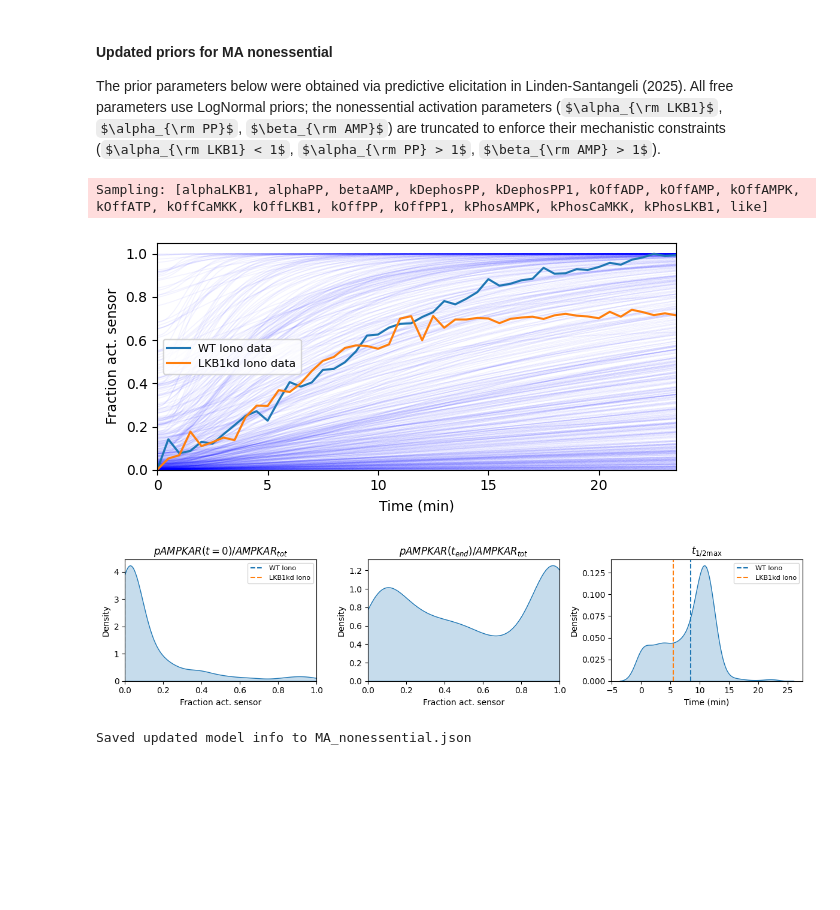
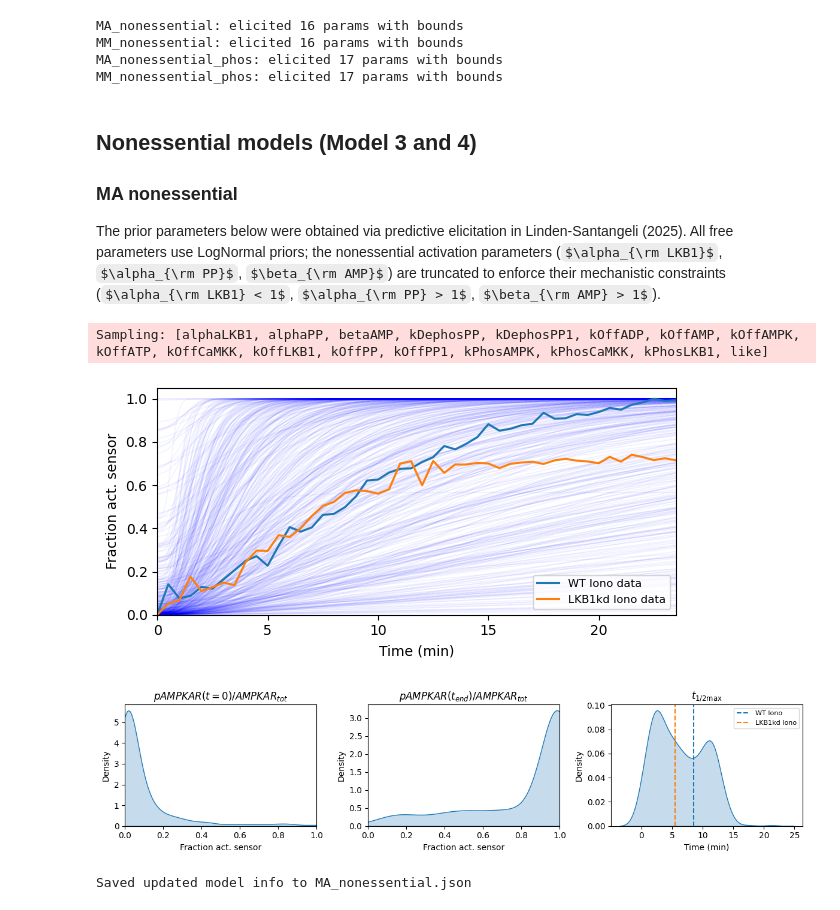
Before and after one commit to JudyXChen/AMPKAR, a Jupyter notebook: src/ampk_models/param_est/prior_elicit_ampk.ipynb, the cells around one changed output. Cells and saved outputs as stored; diff of their text form; code cells hidden in the pictures; some formulas as TeX source; blank space fills up the shorter version.

Commit message:
Add beta models (Models 5 & 6), 3-AMP binding, and update prior elicitation for all 4 models

```diff
--- a/src/ampk_models/param_est/prior_elicit_ampk.ipynb
+++ b/src/ampk_models/param_est/prior_elicit_ampk.ipynb
@@ -38,2 +33,29 @@ os.makedirs(savedir, exist_ok=True)
+# %%
+# Direct prior elicitation from literature bounds using PreliZ maxent
+# Fit LogNormal priors such that 90% of mass falls within param_bounds_original
+models = ['MA_nonessential', 'MM_nonessential', 'MA_nonessential_phos', 'MM_nonessential_phos']
+prob_mass = 0.9
+maxent_priors = {}
+for model_name in models:
+    model_info_file = f'../models/{model_name}.json'
+    with open(model_info_file, 'r') as file:
+        info = json.load(file)
+
+    bounds = info['param_bounds_original']
+    priors = {}
+    for param in info['params']:
+        if len(bounds[param]) > 0:
+            result = pz.maxent(pz.LogNormal(), lower=bounds[param][0],
+                               upper=bounds[param][1], mass=prob_mass, plot=False)
+            priors[param] = {'mu': float(result.mu), 'sigma': float(result.sigma)}
+        else:
+            priors[param] = {}
+    maxent_priors[model_name] = priors
+    print(f'{model_name}: elicited {sum(1 for v in priors.values() if v)} params with bounds')
+# %% [output]
+MA_nonessential: elicited 16 params with bounds
+MM_nonessential: elicited 16 params with bounds
+MA_nonessential_phos: elicited 17 params with bounds
+MM_nonessential_phos: elicited 17 params with bounds
 # %%
 from MA_nonessential_diffrax import *
@@ -147,10 +416,12 @@ def _(op, **kwargs):
 # %% [markdown]
-#### Updated priors for MA nonessential
+## Nonessential models (Model 3 and 4)
+
+###  MA nonessential
 
 The prior parameters below were obtained via predictive elicitation in Linden-Santangeli (2025). All free parameters use LogNormal priors; the nonessential activation parameters ($\alpha_{\rm LKB1}$, $\alpha_{\rm PP}$, $\beta_{\rm AMP}$) are truncated to enforce their mechanistic constraints ($\alpha_{\rm LKB1} < 1$, $\alpha_{\rm PP} > 1$, $\beta_{\rm AMP} > 1$).
 # %%
 prior_params = {
-    'kOffAMP':    {'mu': -3,    'sigma': 1.5},
+    'kOffAMP':    {'mu': -5,    'sigma': 1.5},
     'kOffADP':    {'mu': -3,    'sigma': 1.5},
     'kOffATP':    {'mu': -5.5,  'sigma': 1},
     'kOffCaMKK':  {'mu': -1,    'sigma': 2},
@@ -245,36 +516,35 @@ fig2, axes2 = plt.subplots(1, 3, figsize=(12, 3))
 # Initial activation
 sns.kdeplot(preds[:, 0], ax=axes2[0], fill=True, alpha=0.25)
 for key, ds in datasets.items():
     axes2[0].axvline(ds['data'].flatten()[0], color=colors[key], linestyle='--',
                      linewidth=1.5, label=ds['label'])
 axes2[0].set_xlabel('Fraction act. sensor')
 axes2[0].set_title(r'$pAMPKAR(t=0) / AMPKAR_{tot}$')
 axes2[0].set_xlim([0, 1])
-axes2[0].legend(fontsize=8)
 
 # Final activation
 sns.kdeplot(preds[:, -1], ax=axes2[1], fill=True, alpha=0.25)
 axes2[1].set_xlabel('Fraction act. sensor')
 axes2[1].set_title(r'$pAMPKAR(t_{end}) / AMPKAR_{tot}$')
 axes2[1].set_xlim([0, 1])
 
 # Time to half-max
 t_halfs_idxs = jnp.apply_along_axis(compute_half_max, 1, preds)
 t_halfs = [iono_times_fine[i] / 60 for i in t_halfs_idxs]
 sns.kdeplot(t_halfs, ax=axes2[2], fill=True, alpha=0.25)
 for key, ds in datasets.items():
     t_half_data = ds['times'][compute_half_max(ds['data'].flatten())]
     axes2[2].axvline(t_half_data, color=colors[key], linestyle='--',
                      linewidth=1.5, label=ds['label'])
 axes2[2].set_xlabel('Time (min)')
 axes2[2].set_title(r'$t_{1/2 \max}$')
 axes2[2].legend(fontsize=8)
 
 fig2.tight_layout()
 fig2.savefig(savedir + 'prior_pred_MA_nonessential_stats.pdf', bbox_inches='tight')
 # %% [output]
-[figure, old version]
+[figure, new version]
-[figure, old version]
+[figure, new version]
 # %%
 # Compute 95% HDI bounds for GSA sampling and save updated model info
 bounds_updated = {}
```
Also changed, not shown: parts of 18 cells of this notebook, 22 other files.
